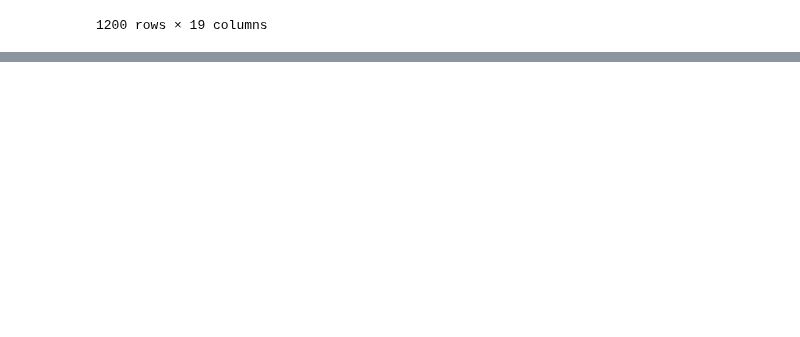
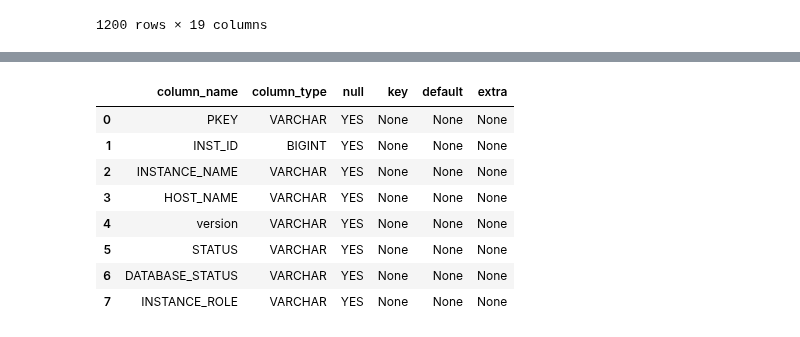
Before and after one commit to GoogleCloudPlatform/database-assessment, a Jupyter notebook: notebooks/sql-analysis.ipynb, the cells around one changed output, grey strips where cells are left out. Saved outputs shown, nothing was run; the diff lists cells and outputs as text; code cells hidden in the pictures; blank space fills up the shorter version.

```diff
--- a/notebooks/sql-analysis.ipynb
+++ b/notebooks/sql-analysis.ipynb
@@ -86,0 +114,13 @@ select * from read_csv_auto('data/opdb__awrhistosstat__190_2.0.6_orcl-vbox1.loca
+# %%
+%%sql
+describe DBINSTANCES
+# %% [output]
+|  | column_name | column_type | null | key | default | extra |
+| 0 | PKEY | VARCHAR | YES | None | None | None |
+| 1 | INST_ID | BIGINT | YES | None | None | None |
+| 2 | INSTANCE_NAME | VARCHAR | YES | None | None | None |
+| 3 | HOST_NAME | VARCHAR | YES | None | None | None |
+| 4 | version | VARCHAR | YES | None | None | None |
+| 5 | STATUS | VARCHAR | YES | None | None | None |
+| 6 | DATABASE_STATUS | VARCHAR | YES | None | None | None |
+| 7 | INSTANCE_ROLE | VARCHAR | YES | None | None | None |
```
Also changed, not shown: parts of 3 cells of this notebook, 22 other files.
